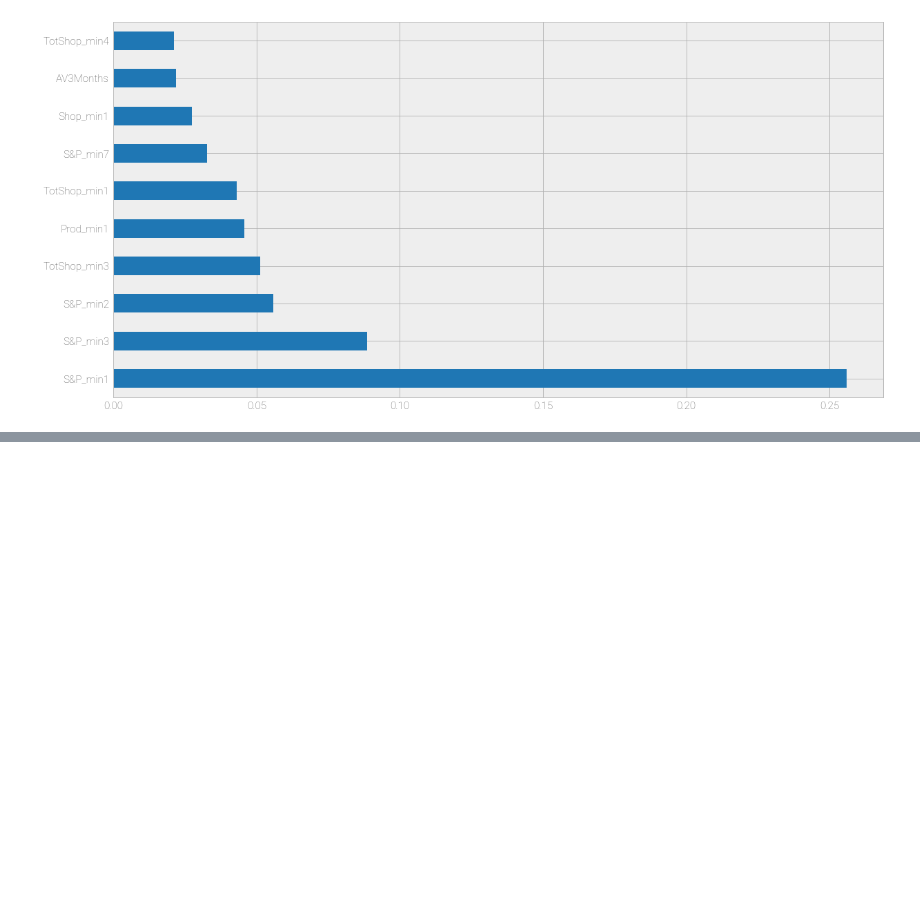
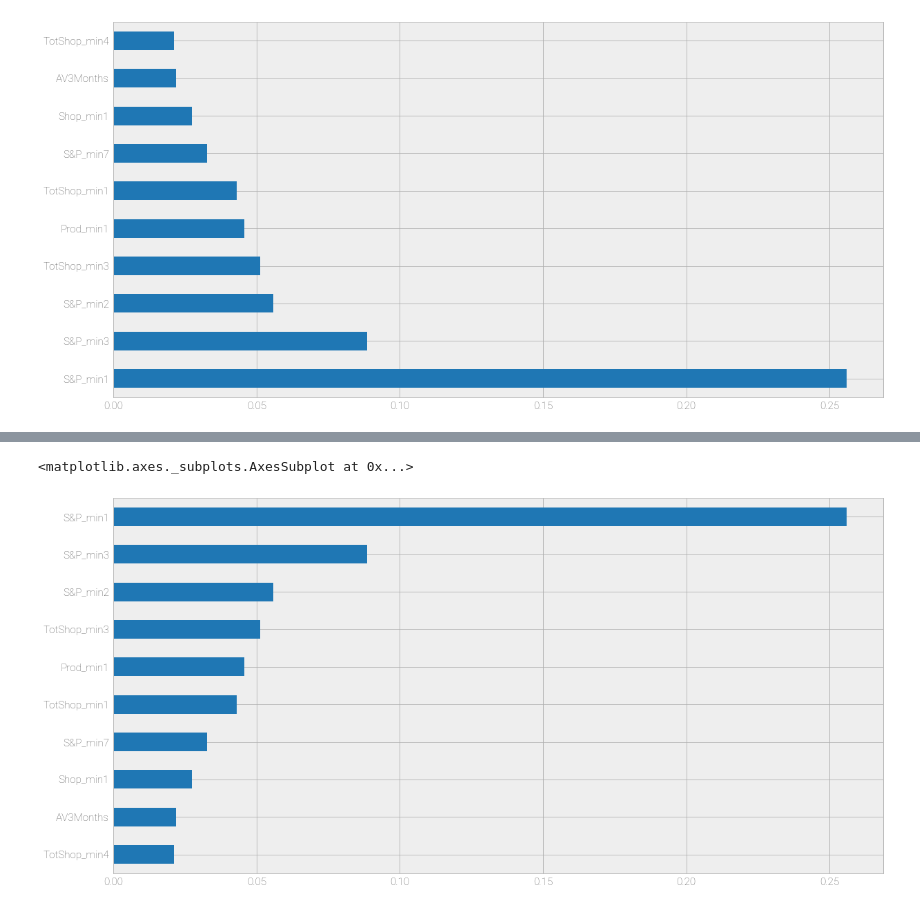
Before and after one commit to jamesoliver1981/Future_Sales, a Jupyter notebook: Modelling/J2_Model2_ExistingProds_NewShops_v1.ipynb, the cells around one changed output, grey strips where cells are left out. Cells and saved outputs as stored; diff of their text form; code cells hidden in the pictures; blank space fills up the shorter version.

```diff
--- a/Modelling/J2_Model2_ExistingProds_NewShops_v1.ipynb
+++ b/Modelling/J2_Model2_ExistingProds_NewShops_v1.ipynb
@@ -156,0 +181,8 @@ with open('/home/cdsw/Models/mod2_rf_1000_min5_v2', 'wb') as f:
+# %%
+feat_importances = pd.Series(mod2.feature_importances_, index=X_train1.columns)
+plt.figure(figsize=(20,10))
+plt.rcParams.update({'font.size': 22})
+feat_importances.nlargest(10).sort_values().plot(kind='barh')
+# %% [output]
+<matplotlib.axes._subplots.AxesSubplot at 0x...>
+[figure, added]
```
Also changed, not shown: parts of 5 cells of this notebook, 3 other files.
